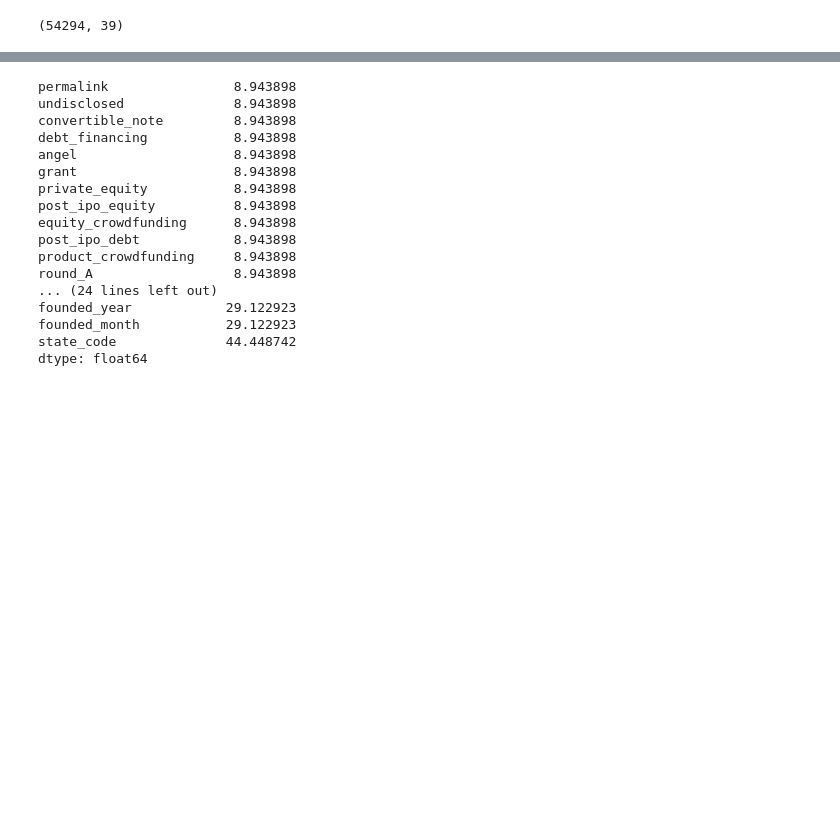
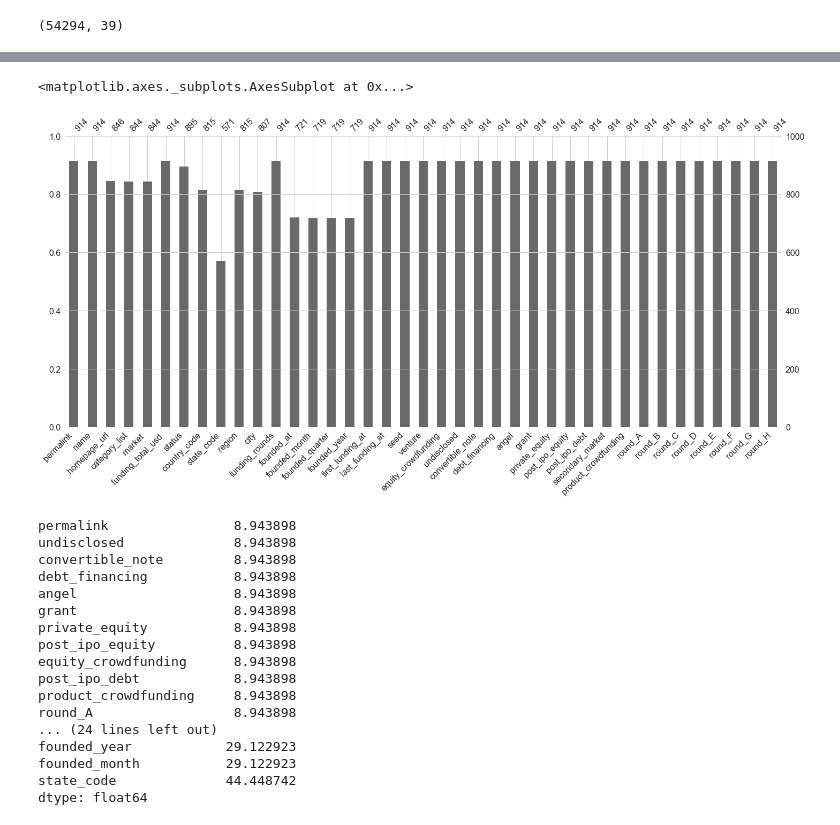
Before and after one commit to MichaelBurak/crunchbase-analysis, a Jupyter notebook: crunchbase-analysis.ipynb, the cells around one changed output, grey strips where cells are left out. Saved outputs shown, nothing was run; the diff lists cells and outputs as text; code cells hidden in the pictures; blank space fills up the shorter version.

```diff
--- a/crunchbase-analysis.ipynb
+++ b/crunchbase-analysis.ipynb
@@ -78,3 +84,8 @@ df.shape
+# %%
+msno.bar(df.sample(1000))
+# %% [output]
+<matplotlib.axes._subplots.AxesSubplot at 0x...>
+[figure, added]
 # %%
 perct_missing_values = df.isnull().sum()*100 / len(df)
 perct_missing_values.sort_values()
```
Also changed, not shown: parts of 113 cells of this notebook.
